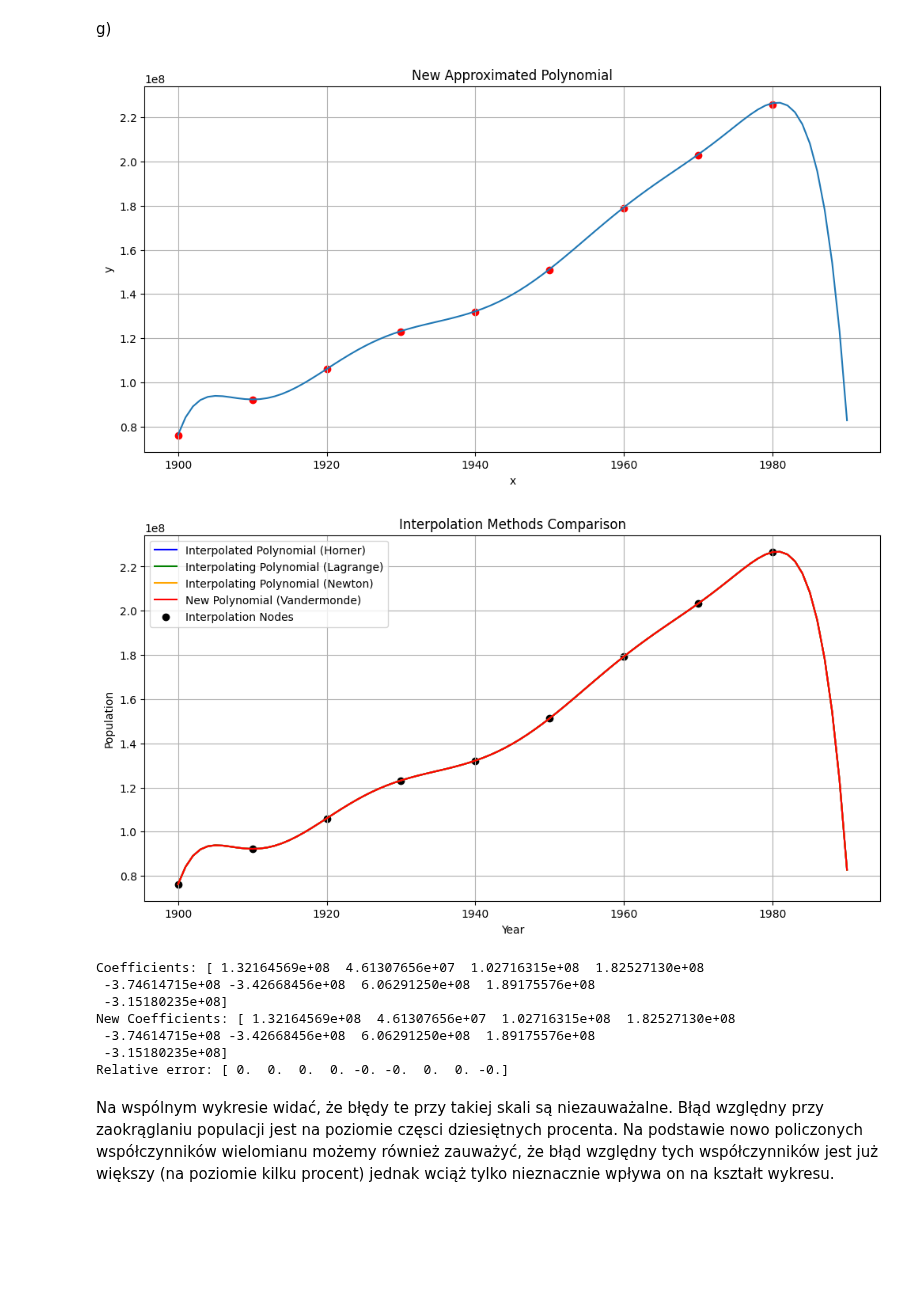
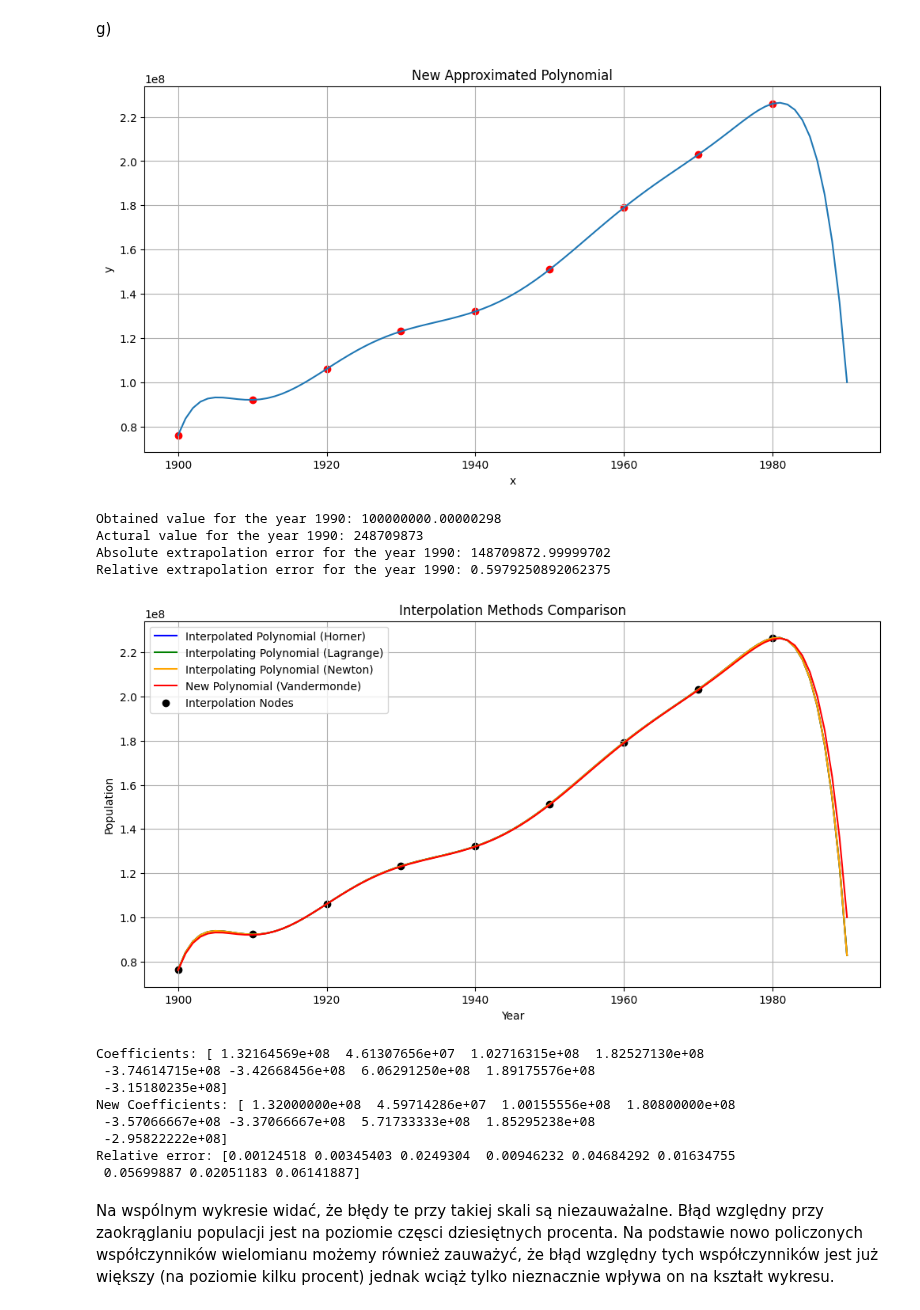
Before and after one commit to biganton/MOWNIT, a Jupyter notebook: lab3/lab3.ipynb, the cells around one changed output. Drawn from its saved outputs; the diff is of its cells as text; code cells hidden in the pictures; blank space fills up the shorter version.

```diff
--- a/lab3/lab3.ipynb
+++ b/lab3/lab3.ipynb
@@ -204,21 +204,34 @@ g)
 # %%
 new_population = population - population%10**6
 V_best = create_vandermonde_matrix(years, 4)
-coefficients_new = np.linalg.solve(V_best, population)
-
+coefficients_new = np.linalg.solve(V_best, new_population)
 x_interp = np.arange(1900, 1991)
 y_interp = horner((x_interp - 1940)/40, coefficients_new)
 
 plt.figure(figsize=(12, 6))
 plt.plot(x_interp, y_interp)
 plt.scatter(years, new_population, color='red', label='Interpolation Nodes')
 plt.title("New Approximated Polynomial")
 plt.xlabel("x")
 plt.ylabel("y")
 plt.grid()
 plt.show()
 # %% [output]
-[figure, old version]
+[figure, new version]
+# %%
+predicted_1990 = horner((1990 - 1940)/40, coefficients_new)
+true_value_1990 = 248709873
+relative_error = np.abs(predicted_1990 - true_value_1990) / true_value_1990
+
+print("Obtained value for the year 1990:", predicted_1990)
+print("Actural value for the year 1990:", true_value_1990)
+print("Absolute extrapolation error for the year 1990:", np.abs(predicted_1990 - true_value_1990))
+print("Relative extrapolation error for the year 1990:", relative_error)
+# %% [output]
+Obtained value for the year 1990: 100000000.00000298
+Actural value for the year 1990: 248709873
+Absolute extrapolation error for the year 1990: 148709872.99999702
+Relative extrapolation error for the year 1990: 0.5979250892062375
 # %%
 plt.figure(figsize=(12, 6))
 plt.plot(x_values, y_values, label='Interpolated Polynomial (Horner)', color='blue')
@@ -234,7 +247,7 @@ plt.legend()
 plt.grid(True)
 plt.show()
 # %% [output]
-[figure, old version]
+[figure, new version]
 # %%
 print("Coefficients:", coefficients)
 print("New Coefficients:", coefficients_new)
@@ -243,9 +256,10 @@ print("Relative error:", (coefficients - coefficients_new)/coefficients)
 Coefficients: [ 1.32164569e+08  4.61307656e+07  1.02716315e+08  1.82527130e+08
  -3.74614715e+08 -3.42668456e+08  6.06291250e+08  1.89175576e+08
  -3.15180235e+08]
-New Coefficients: [ 1.32164569e+08  4.61307656e+07  1.02716315e+08  1.82527130e+08
- -3.74614715e+08 -3.42668456e+08  6.06291250e+08  1.89175576e+08
- -3.15180235e+08]
-Relative error: [ 0.  0.  0.  0. -0. -0.  0.  0. -0.]
+New Coefficients: [ 1.32000000e+08  4.59714286e+07  1.00155556e+08  1.80800000e+08
+ -3.57066667e+08 -3.37066667e+08  5.71733333e+08  1.85295238e+08
+ -2.95822222e+08]
+Relative error: [0.00124518 0.00345403 0.0249304  0.00946232 0.04684292 0.01634755
+ 0.05699887 0.02051183 0.06141887]
 # %% [markdown]
 Na wspólnym wykresie widać, że błędy te przy takiej skali są niezauważalne. Błąd względny przy zaokrąglaniu populacji jest na poziomie częsci dziesiętnych procenta. Na podstawie nowo policzonych współczynników wielomianu możemy również zauważyć, że błąd względny tych współczynników jest już większy (na poziomie kilku procent) jednak wciąż tylko nieznacznie wpływa on na kształt wykresu.
```
Also changed, not shown: parts of 2 cells of this notebook.
